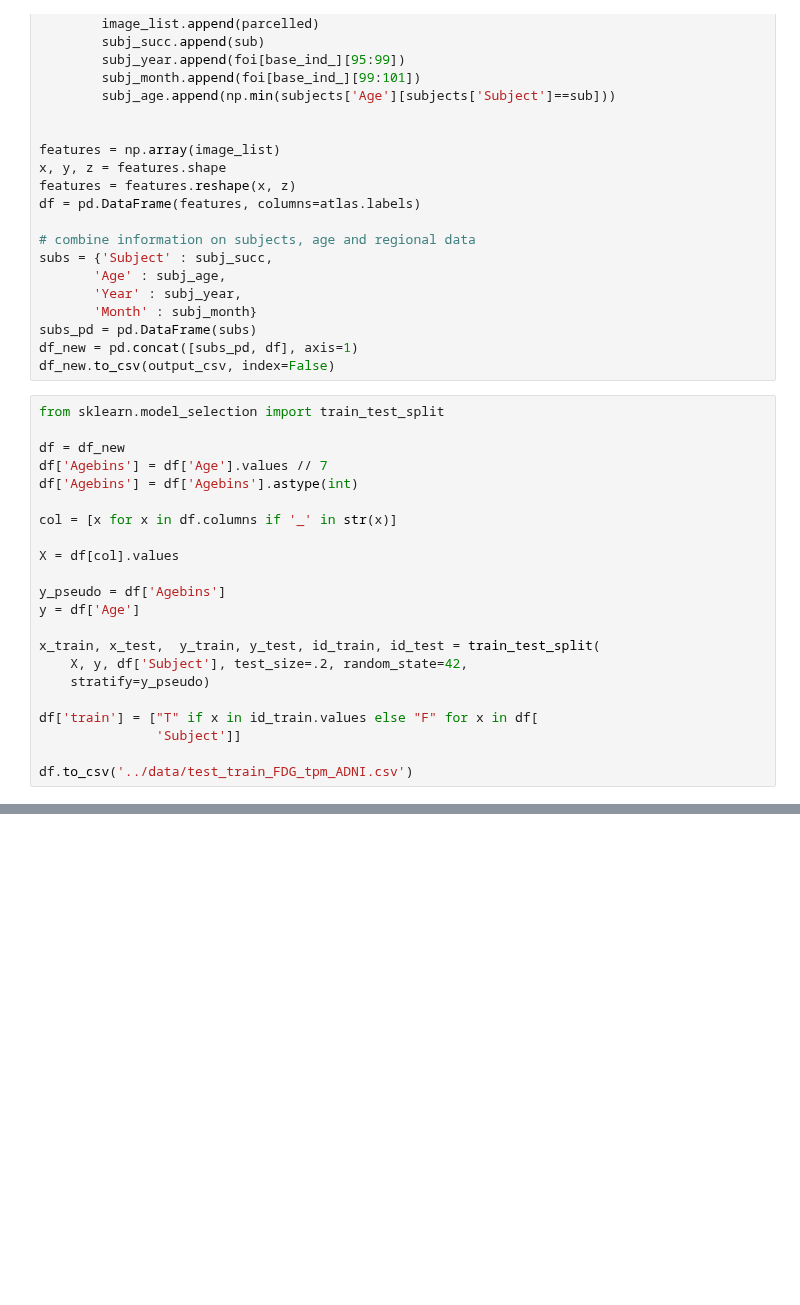
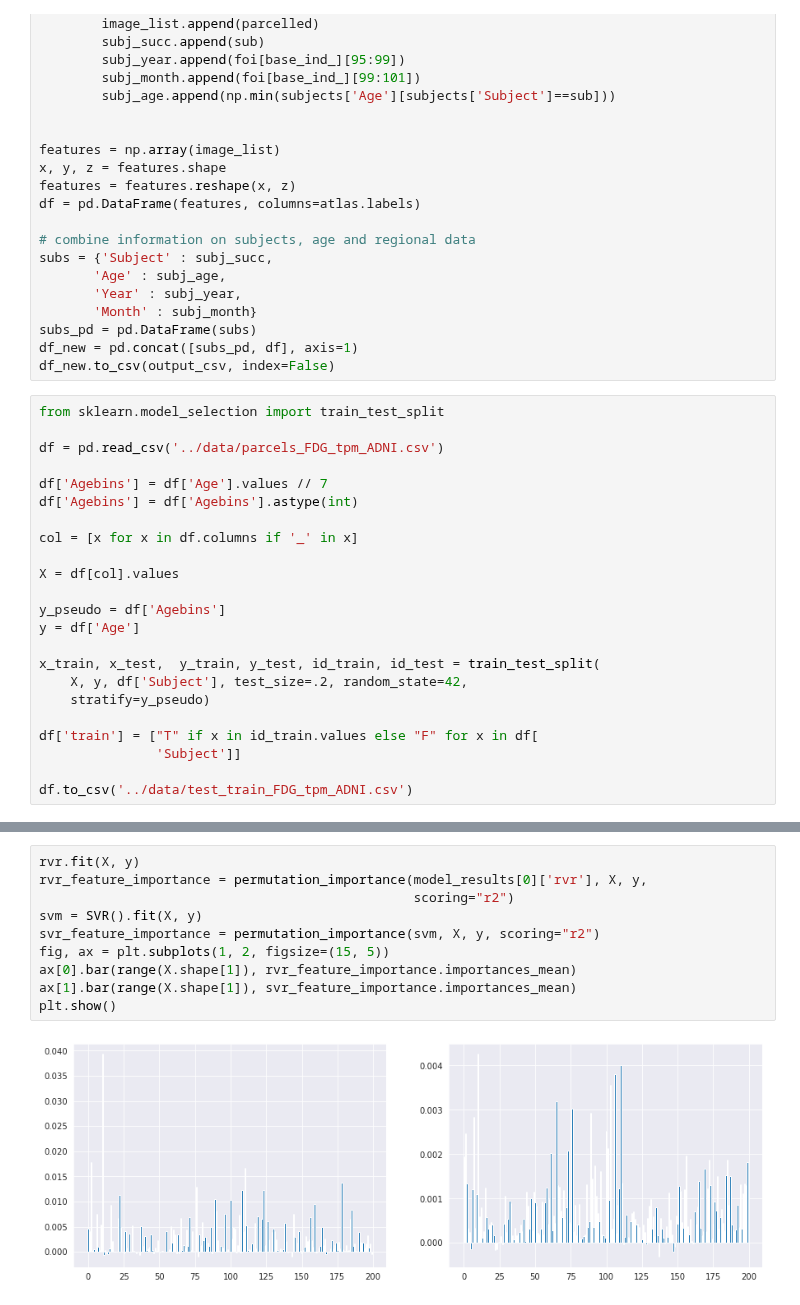
Before and after one commit to elenadoe/Brain_Age_PET_MRI, a Jupyter notebook: src/Untitled.ipynb, the cells around one changed output, grey strips where cells are left out. Drawn from its saved outputs; the diff is of its cells as text; blank space fills up the shorter version.

```diff
--- a/src/Untitled.ipynb
+++ b/src/Untitled.ipynb
@@ -62,11 +62,12 @@ df_new.to_csv(output_csv, index=False)
 # %%
 from sklearn.model_selection import train_test_split
 
-df = df_new
+df = pd.read_csv('../data/parcels_FDG_tpm_ADNI.csv')
+
 df['Agebins'] = df['Age'].values // 7
 df['Agebins'] = df['Agebins'].astype(int)
 
-col = [x for x in df.columns if '_' in str(x)]
+col = [x for x in df.columns if '_' in x]
 
 X = df[col].values
 
@@ -83,0 +231,12 @@ df.to_csv('../data/test_train_FDG_tpm_ADNI.csv')
+# %%
+rvr.fit(X, y)
+rvr_feature_importance = permutation_importance(model_results[0]['rvr'], X, y,
+                                                scoring="r2")
+svm = SVR().fit(X, y)
+svr_feature_importance = permutation_importance(svm, X, y, scoring="r2")
+fig, ax = plt.subplots(1, 2, figsize=(15, 5))
+ax[0].bar(range(X.shape[1]), rvr_feature_importance.importances_mean)
+ax[1].bar(range(X.shape[1]), svr_feature_importance.importances_mean)
+plt.show()
+# %% [output]
+[figure, added]
```
Also changed, not shown: parts of 5 cells of this notebook, 9 other files.
